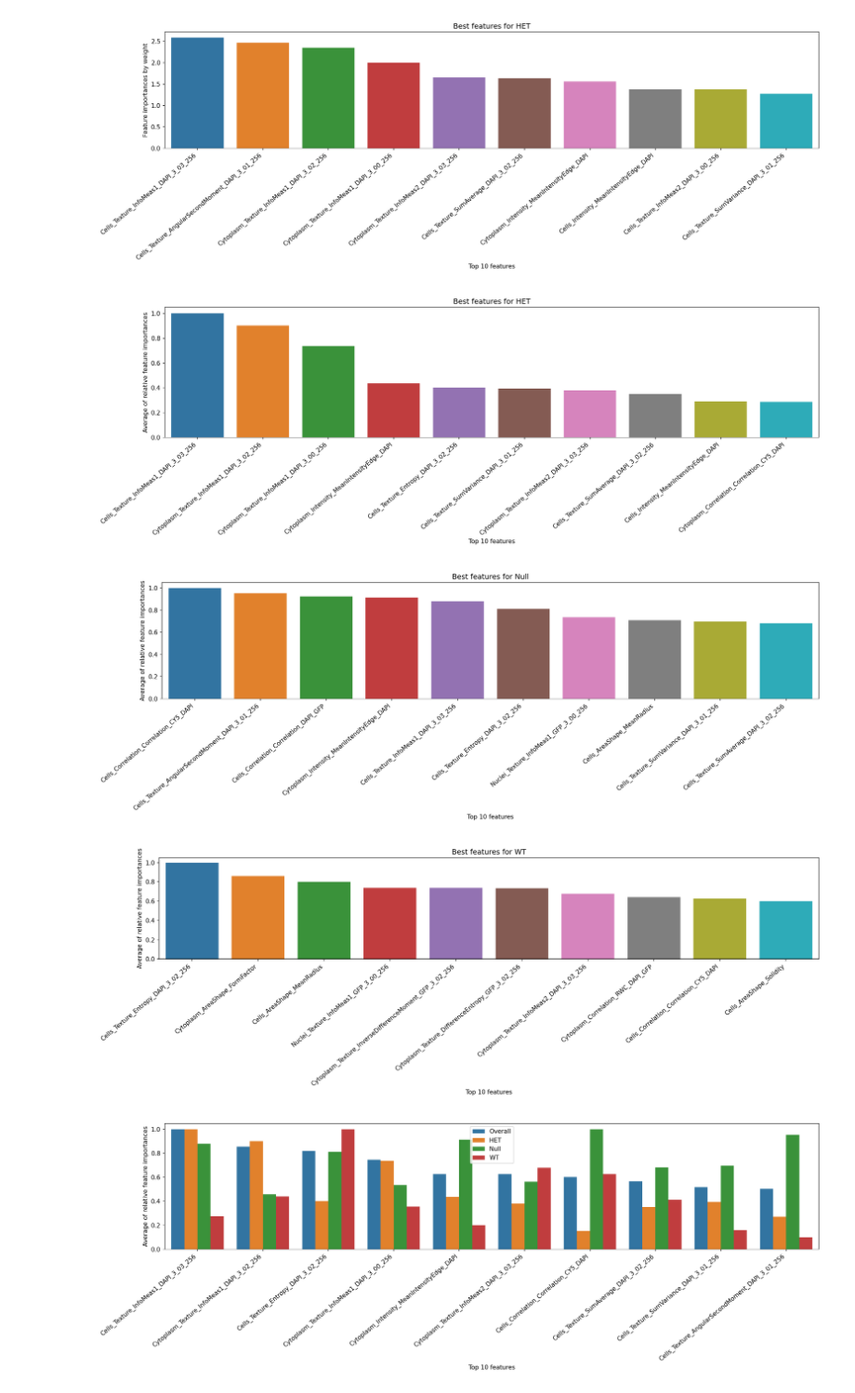
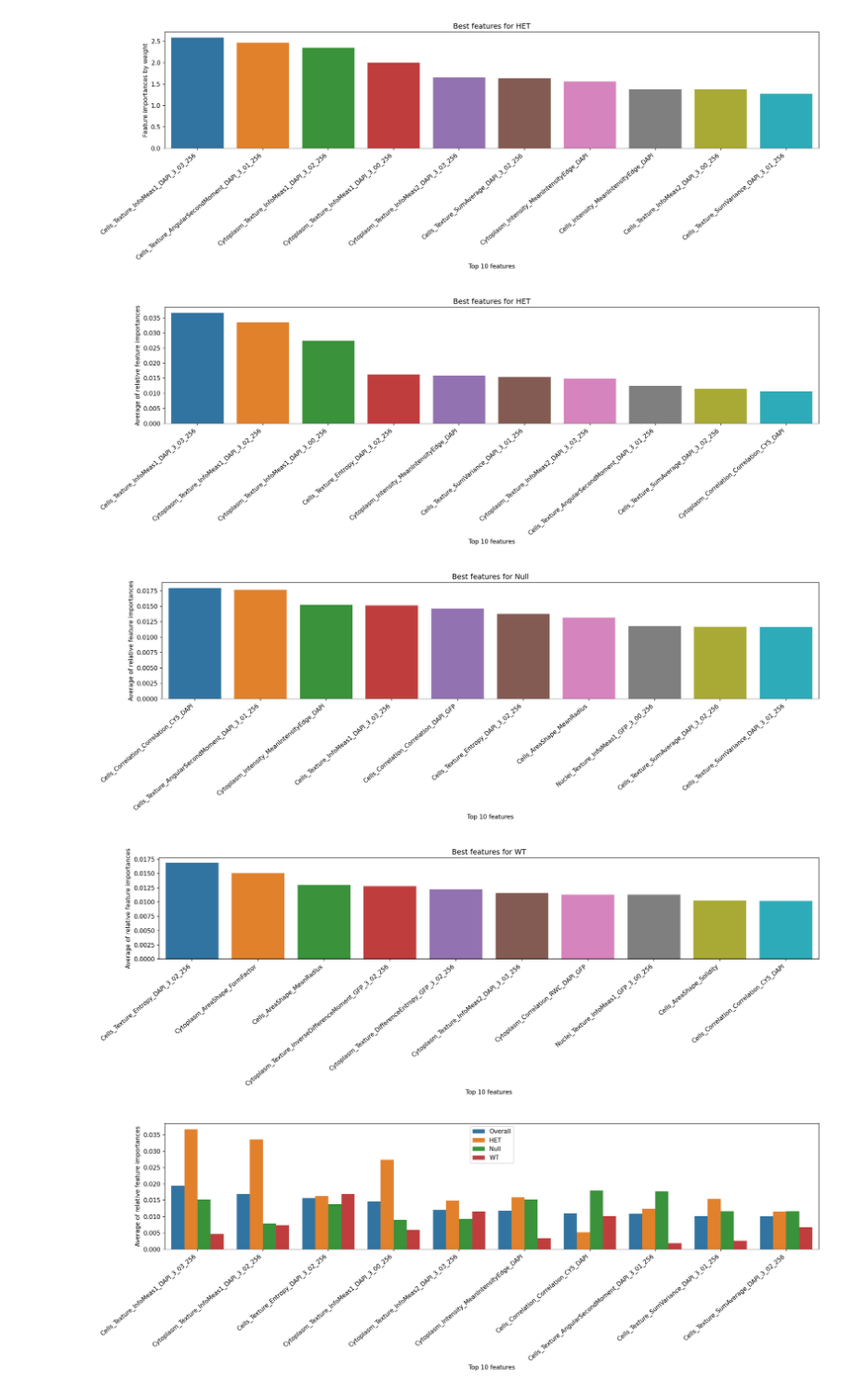
Before and after one commit to WayScience/NF1_SchwannCell_data_analysis, a Jupyter notebook: 2.evaluate_models/feature_selection/avg_lr_plate3_cp_fs_data.ipynb, the cells around one changed output. Shown at 93% size. Saved outputs shown, nothing was run; the diff lists cells and outputs as text; code cells hidden in the pictures.

Commit message:
Changed the scale of the collective feature importance plot

```diff
--- a/2.evaluate_models/feature_selection/avg_lr_plate3_cp_fs_data.ipynb
+++ b/2.evaluate_models/feature_selection/avg_lr_plate3_cp_fs_data.ipynb
@@ -140,38 +140,27 @@ for genotype in featdf[pos_genes]:
     featimp[genotype]["featdf"] = pd.DataFrame(
         mat_imp, columns=kept_cols.to_list()
     )  # Create the dataframe of product of model weights by the feature values
-    row_sums = featimp[genotype]["featdf"].apply(
-        lambda row: row[row > 0].sum(), axis=1
-    )  # Find the sum for each row
-    featimp[genotype]["featnorm"] = featimp[genotype]["featdf"].div(
-        row_sums, axis=0
-    )  # Find the relative product importances for each feature
 
     # Calculate quartiles and IQR:
-    q1 = featimp[genotype]["featnorm"].quantile(0.25)
-    q3 = featimp[genotype]["featnorm"].quantile(0.75)
+    q1 = featimp[genotype]["featdf"].quantile(0.25)
+    q3 = featimp[genotype]["featdf"].quantile(0.75)
     iqr = q3 - q1
     # Calculate bounds:
     lower_bound = q1 - 1.5 * iqr
     upper_bound = q3 + 1.5 * iqr
     # Remove outliers:
-    featimp[genotype]["featnorm"] = featimp[genotype]["featnorm"][
-        (featimp[genotype]["featnorm"] >= lower_bound)
-        & (featimp[genotype]["featnorm"] <= upper_bound)
+    featimp[genotype]["featdf"] = featimp[genotype]["featdf"][
+        (featimp[genotype]["featdf"] >= lower_bound)
+        & (featimp[genotype]["featdf"] <= upper_bound)
     ]
 
-    featimp[genotype]["featnorm_avg"] = featimp[genotype]["featnorm"][
-        featimp[genotype]["featnorm"] > 0
+    featimp[genotype]["featnorm_avg"] = featimp[genotype]["featdf"][
+        featimp[genotype]["featdf"] > 0
     ].mean()  # Calculate the mean of samples that contributed to the correct prediction
     featimp[genotype]["featnorm_avg"].dropna(inplace=True)
-    min_val = featimp[genotype]["featnorm_avg"].min()
-    max_val = featimp[genotype]["featnorm_avg"].max()
     featimp[genotype]["featnorm_avg_norm"] = (
-        featimp[genotype]["featnorm_avg"] - min_val
-    ) / (
-        max_val - min_val
-    )  # Normalize averaged features, since feature importance is hierarchical
-
+        featimp[genotype]["featnorm_avg"] / featimp[genotype]["featnorm_avg"].sum()
+    )
     featimp[genotype]["featnorm_avg_norm"] = featimp[genotype][
         "featnorm_avg_norm"
     ].sort_values(
@@ -202,9 +191,7 @@ totfeatimp = pd.Series(totfeatimp)
 
 min_val = totfeatimp.min()
 max_val = totfeatimp.max()
-totfeatimp = (totfeatimp - min_val) / (
-    max_val - min_val
-)  # Normalize averaged features, since feature importance is hierarchical
+totfeatimp = totfeatimp / totfeatimp.sum()
 
 totfeatimp = totfeatimp.sort_values(ascending=False)
 # %% [markdown]
@@ -240,34 +227,33 @@ for genotype in featdf[pos_genes]:
     plt.tight_layout()
     plt.savefig(f"{out_path}/{genotype}_average_feature_importances.png")
 # %% [output]
-[figure, old version]
+[figure, new version]
-[figure, old version]
+[figure, new version]
-[figure, old version]
+[figure, new version]
 # %%
 feat_imp = pd.DataFrame(totfeatimp[:disp_feat], columns=["avg_importance"])
 feat_imp["category"] = ["Overall"] * disp_feat
 col_names = totfeatimp[:disp_feat].index
 
 for genotype in featdf[pos_genes]:
     tempdf = pd.DataFrame(
         featimp[genotype]["featnorm_avg_norm"][col_names], columns=["avg_importance"]
     )
     tempdf["category"] = [genotype] * disp_feat
     feat_imp = pd.concat([feat_imp, tempdf], axis=0)
 
-"Cells_Texture_InfoMeas1_DAPI_3_03_256"
 feat_imp["features"] = feat_imp.index
 
 plt.figure(figsize=(17, 6))
 ax = sns.barplot(
     x=feat_imp["features"], y=feat_imp["avg_importance"], hue=feat_imp["category"]
 )
 ax.set_xticklabels(col_names, rotation=40, ha="right")
 plt.ylabel("Average of relative feature importances")
 plt.xlabel("Top n features")
 plt.xlabel(f"Top {disp_feat} features")
 plt.tight_layout()
 plt.legend(loc="upper center")
 plt.savefig(f"{out_path}/collective_average_feature_importances.png")
 # %% [output]
-[figure, old version]
+[figure, new version]
```
Also changed, not shown: parts of 1 cell of this notebook, 5 other files.
